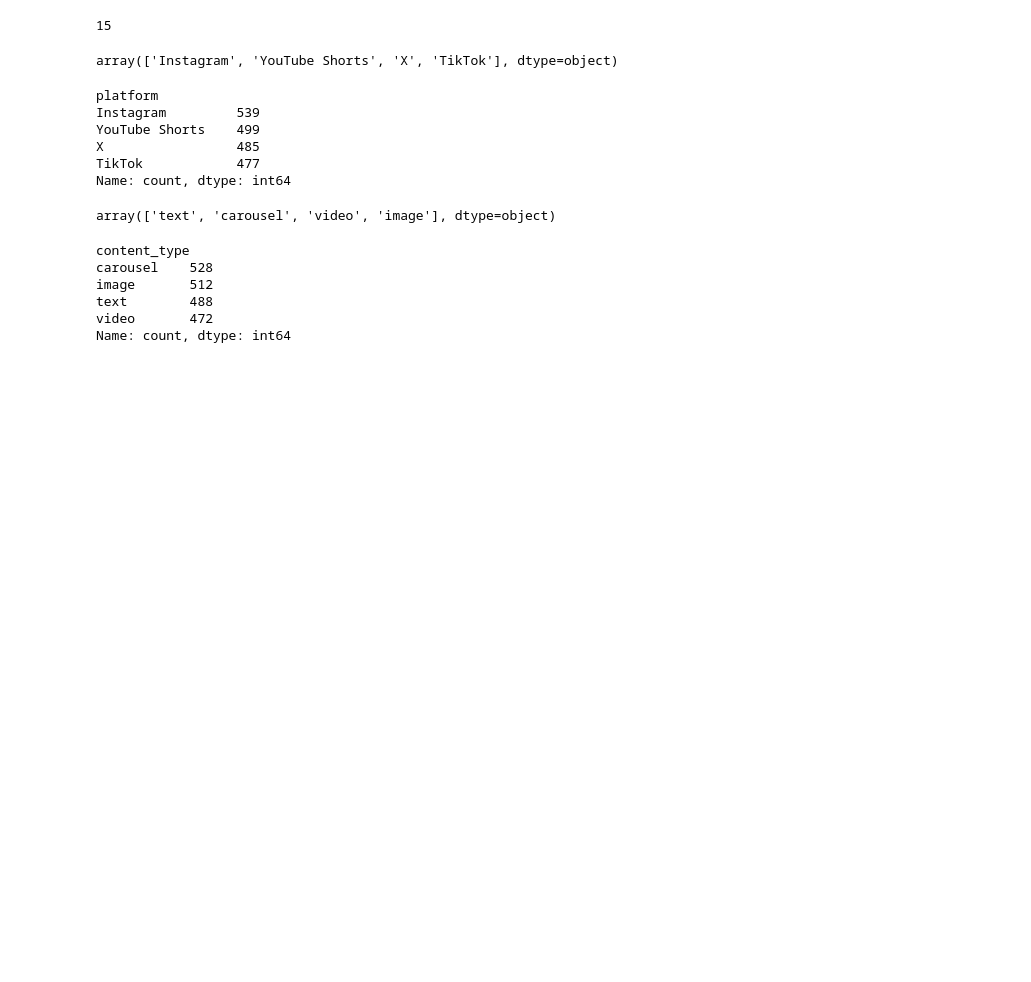
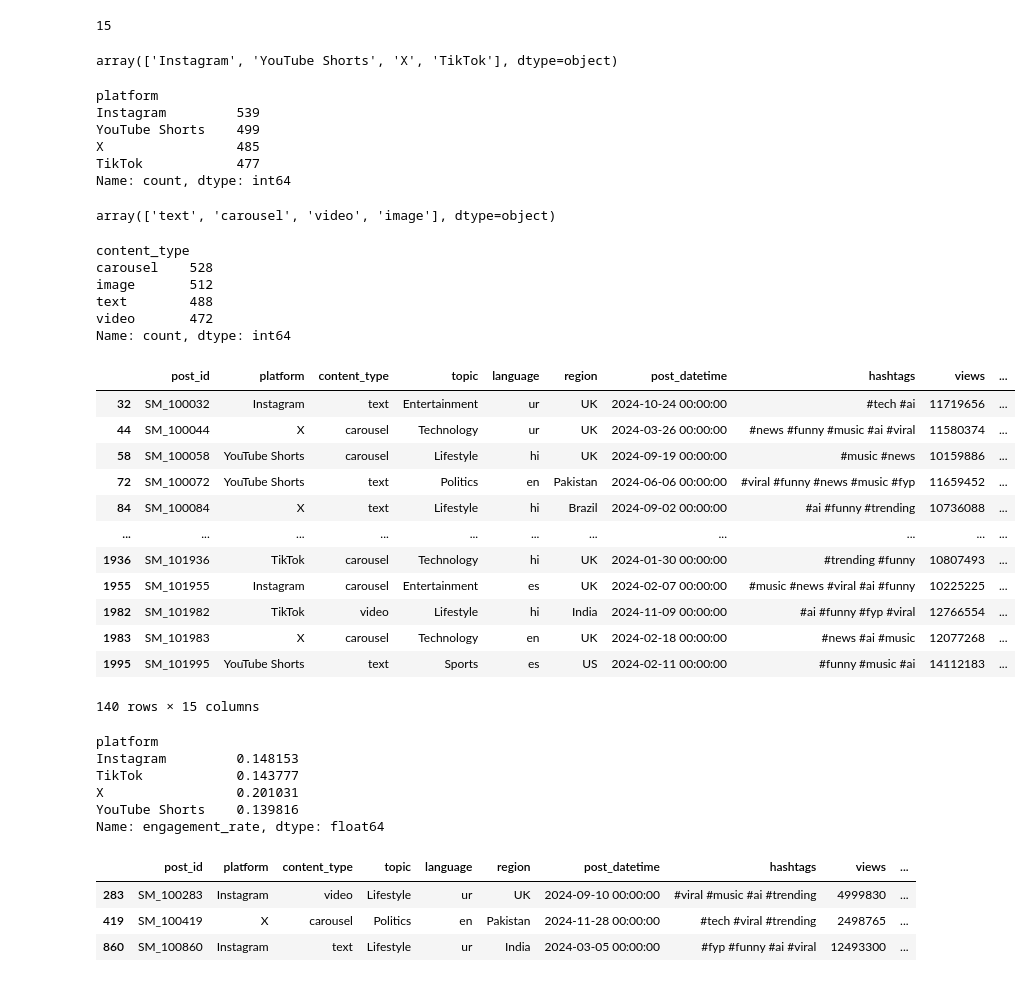
Before and after one commit to KAizoku106/numpywoksssss, a Jupyter notebook: pands_work/joins/socialmediacasetudy/pd.socialmedia.ipynb, the cells around one changed output. Saved outputs shown, nothing was run; the diff lists cells and outputs as text; code cells hidden in the pictures; blank space fills up the shorter version.

```diff
--- a/pands_work/joins/socialmediacasetudy/pd.socialmedia.ipynb
+++ b/pands_work/joins/socialmediacasetudy/pd.socialmedia.ipynb
@@ -88,3 +88,38 @@ image       512
 text        488
 video       472
 Name: count, dtype: int64
+# %%
+"filter post with more than one million views"
+df.loc[df["views"]>10000000]
+# %% [output]
+|  | post_id | platform | content_type | topic | language | region | post_datetime | hashtags | views | ... |
+| 32 | SM_100032 | Instagram | text | Entertainment | ur | UK | 2024-10-24 00:00:00 | #tech #ai | 11719656 | ... |
+| 44 | SM_100044 | X | carousel | Technology | ur | UK | 2024-03-26 00:00:00 | #news #funny #music #ai #viral | 11580374 | ... |
+| 58 | SM_100058 | YouTube Shorts | carousel | Lifestyle | hi | UK | 2024-09-19 00:00:00 | #music #news | 10159886 | ... |
+| 72 | SM_100072 | YouTube Shorts | text | Politics | en | Pakistan | 2024-06-06 00:00:00 | #viral #funny #news #music #fyp | 11659452 | ... |
+| 84 | SM_100084 | X | text | Lifestyle | hi | Brazil | 2024-09-02 00:00:00 | #ai #funny #trending | 10736088 | ... |
+| ... | ... | ... | ... | ... | ... | ... | ... | ... | ... | ... |
+| 1936 | SM_101936 | TikTok | carousel | Technology | hi | UK | 2024-01-30 00:00:00 | #trending #funny | 10807493 | ... |
+| 1955 | SM_101955 | Instagram | carousel | Entertainment | es | UK | 2024-02-07 00:00:00 | #music #news #viral #ai #funny | 10225225 | ... |
+| 1982 | SM_101982 | TikTok | video | Lifestyle | hi | India | 2024-11-09 00:00:00 | #ai #funny #fyp #viral | 12766554 | ... |
+| 1983 | SM_101983 | X | carousel | Technology | en | UK | 2024-02-18 00:00:00 | #news #ai #music | 12077268 | ... |
+| 1995 | SM_101995 | YouTube Shorts | text | Sports | es | US | 2024-02-11 00:00:00 | #funny #music #ai | 14112183 | ... |
+140 rows × 15 columns
+# %%
+#average engagement rate by platform
+df.groupby("platform")["engagement_rate"].mean()
+# %% [output]
+platform
+Instagram         0.148153
+TikTok            0.143777
+X                 0.201031
+YouTube Shorts    0.139816
+Name: engagement_rate, dtype: float64
+# %%
+#top 3 post with most likes
+df.sort_values(by="likes",ascending=False).head(3)
+# %% [output]
+|  | post_id | platform | content_type | topic | language | region | post_datetime | hashtags | views | ... |
+| 283 | SM_100283 | Instagram | video | Lifestyle | ur | UK | 2024-09-10 00:00:00 | #viral #music #ai #trending | 4999830 | ... |
+| 419 | SM_100419 | X | carousel | Politics | en | Pakistan | 2024-11-28 00:00:00 | #tech #viral #trending | 2498765 | ... |
+| 860 | SM_100860 | Instagram | text | Lifestyle | ur | India | 2024-03-05 00:00:00 | #fyp #funny #ai #viral | 12493300 | ... |
```
Also changed, not shown: parts of 11 cells of this notebook, 5 other files.
